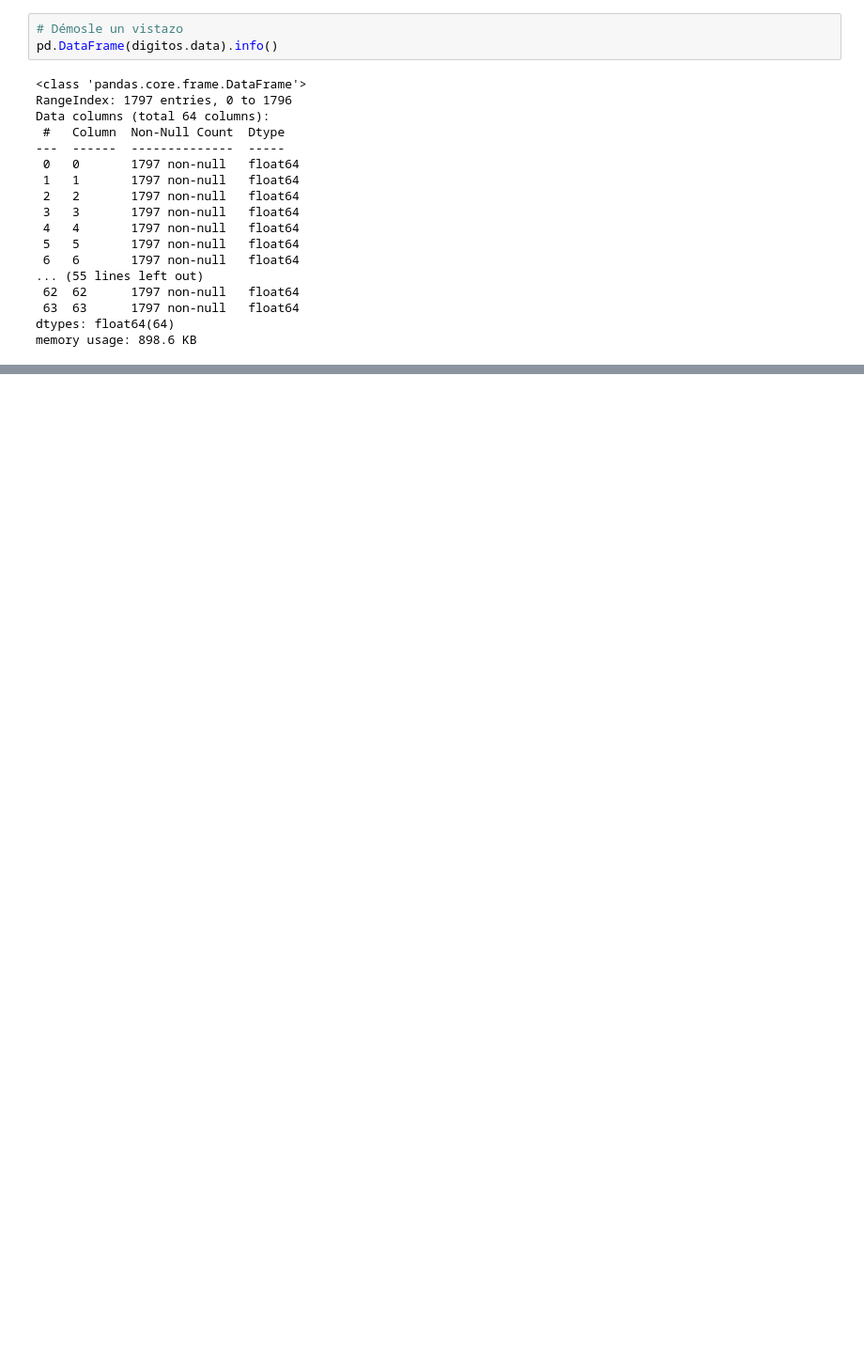
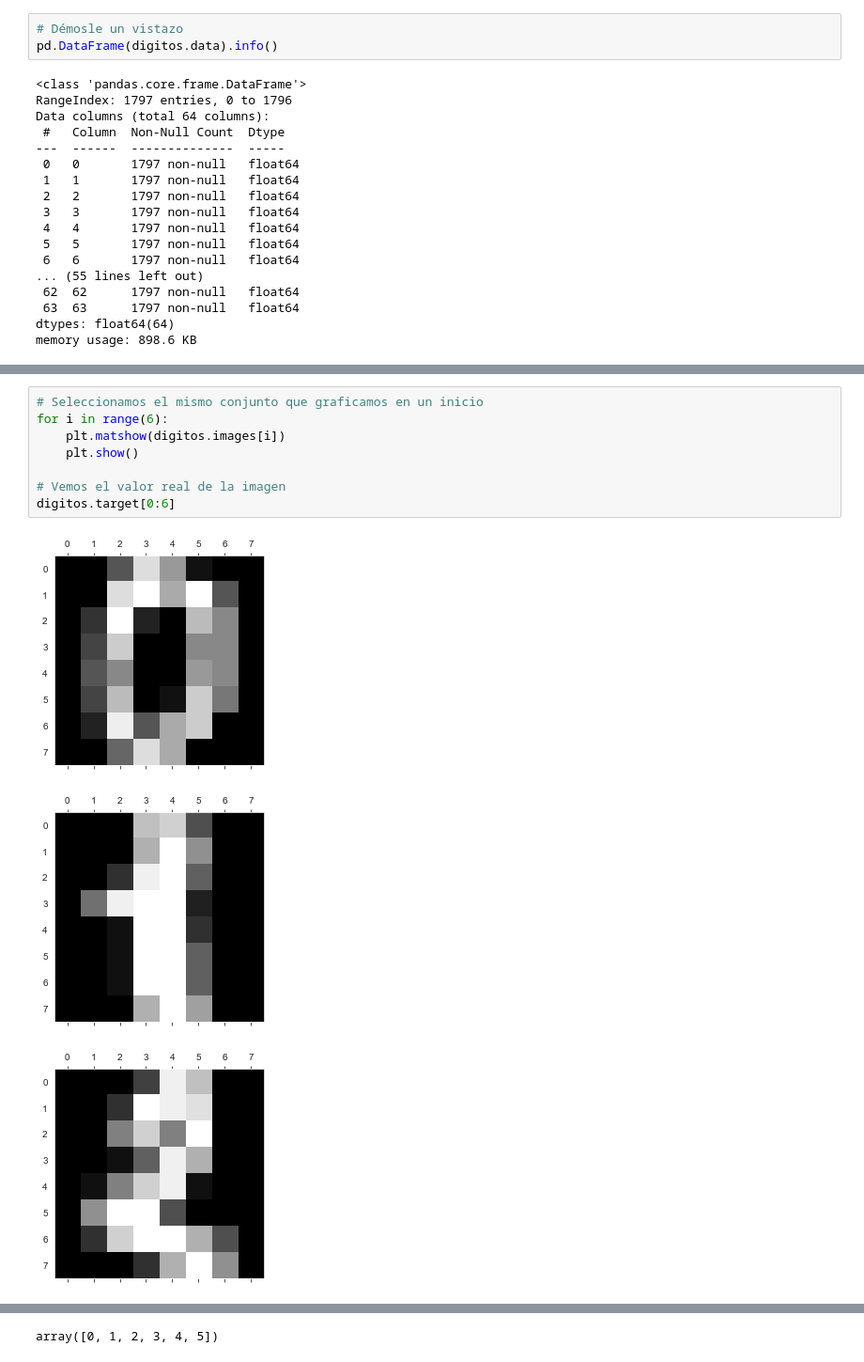
Before and after one commit to adinamarca/notebooks, a Jupyter notebook: PY/ML/3_regresion_logistica/notebook.ipynb, the cells around one changed output, grey strips where cells are left out. Shown at 94% size. Saved outputs shown, nothing was run; the diff lists cells and outputs as text; blank space fills up the shorter version.

```diff
--- a/PY/ML/3_regresion_logistica/notebook.ipynb
+++ b/PY/ML/3_regresion_logistica/notebook.ipynb
@@ -998,0 +1180,12 @@ pd.DataFrame(digitos.data).tail()
+# %%
+# Seleccionamos el mismo conjunto que graficamos en un inicio
+for i in range(6):
+    plt.matshow(digitos.images[i])
+    plt.show()
+
+# Vemos el valor real de la imagen
+digitos.target[0:6]
+# %% [output]
+[figure, added]
+[figure, added]
+[figure, added]
@@ -998,0 +1195 @@ pd.DataFrame(digitos.data).tail()
+array([0, 1, 2, 3, 4, 5])
```
Also changed, not shown: parts of 29 cells of this notebook, 1 other file.
